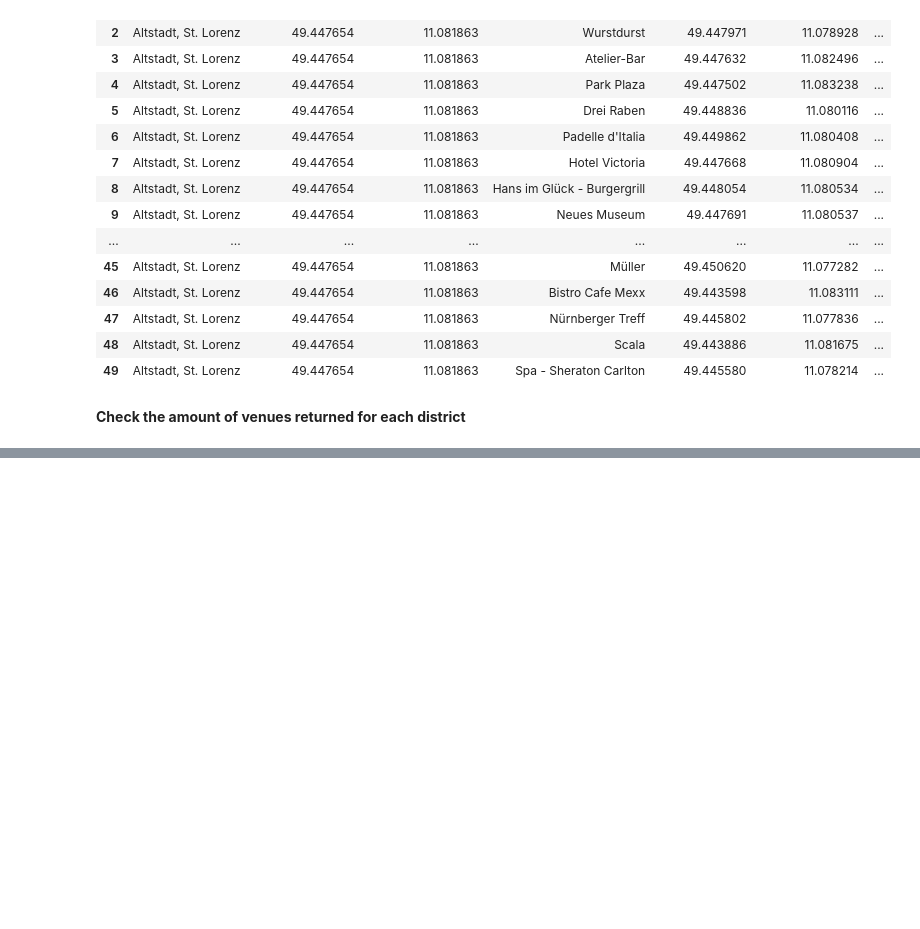
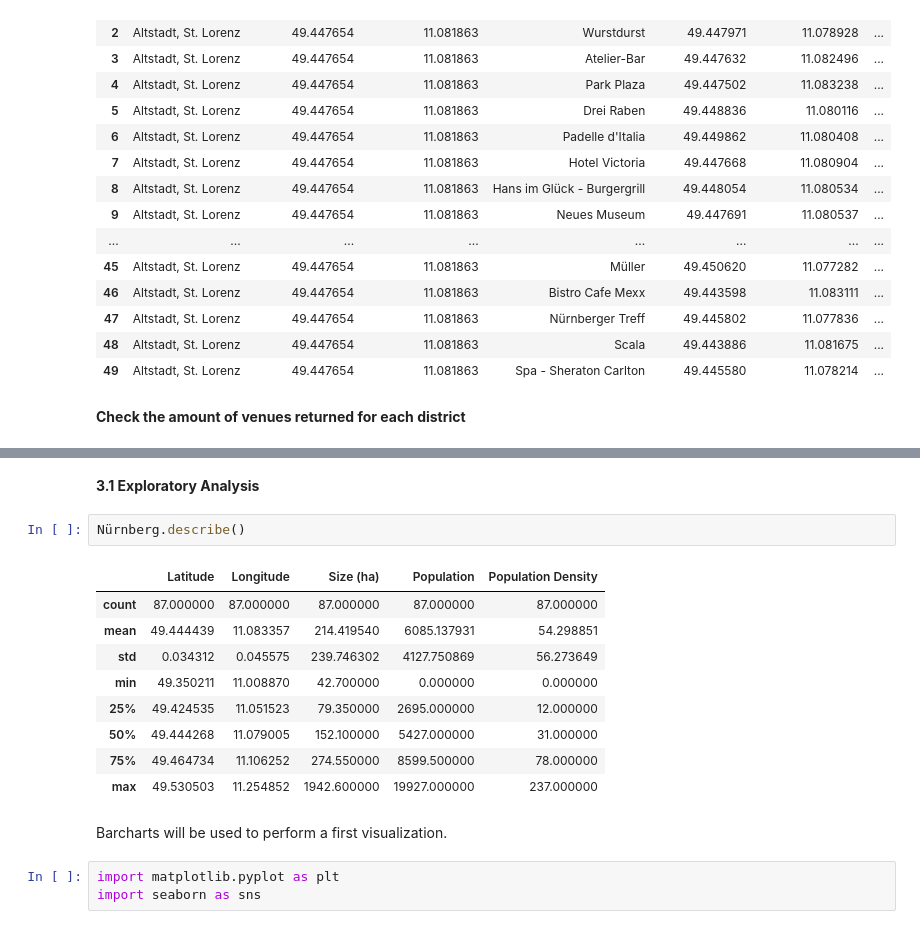
Before and after one commit to Suntzui/Coursera_Capstone, a Jupyter notebook: Applied Data Science Capstone - Final Assignment.ipynb, the cells around one changed output, grey strips where cells are left out. Cells and saved outputs as stored; diff of their text form; blank space fills up the shorter version.

```diff
--- a/Applied Data Science Capstone - Final Assignment.ipynb
+++ b/Applied Data Science Capstone - Final Assignment.ipynb
@@ -254,0 +302,19 @@ Nürnberg_venues.groupby('District').count()
+# %% [markdown]
+**3.1 Exploratory Analysis**
+# %%
+Nürnberg.describe()
+# %% [output]
+|  | Latitude | Longitude | Size (ha) | Population | Population Density |
+| count | 87.000000 | 87.000000 | 87.000000 | 87.000000 | 87.000000 |
+| mean | 49.444439 | 11.083357 | 214.419540 | 6085.137931 | 54.298851 |
+| std | 0.034312 | 0.045575 | 239.746302 | 4127.750869 | 56.273649 |
+| min | 49.350211 | 11.008870 | 42.700000 | 0.000000 | 0.000000 |
+| 25% | 49.424535 | 11.051523 | 79.350000 | 2695.000000 | 12.000000 |
+| 50% | 49.444268 | 11.079005 | 152.100000 | 5427.000000 | 31.000000 |
+| 75% | 49.464734 | 11.106252 | 274.550000 | 8599.500000 | 78.000000 |
+| max | 49.530503 | 11.254852 | 1942.600000 | 19927.000000 | 237.000000 |
+# %% [markdown]
+Barcharts will be used to perform a first visualization.
+# %%
+import matplotlib.pyplot as plt
+import seaborn as sns
```
Also changed, not shown: parts of 14 cells of this notebook.
